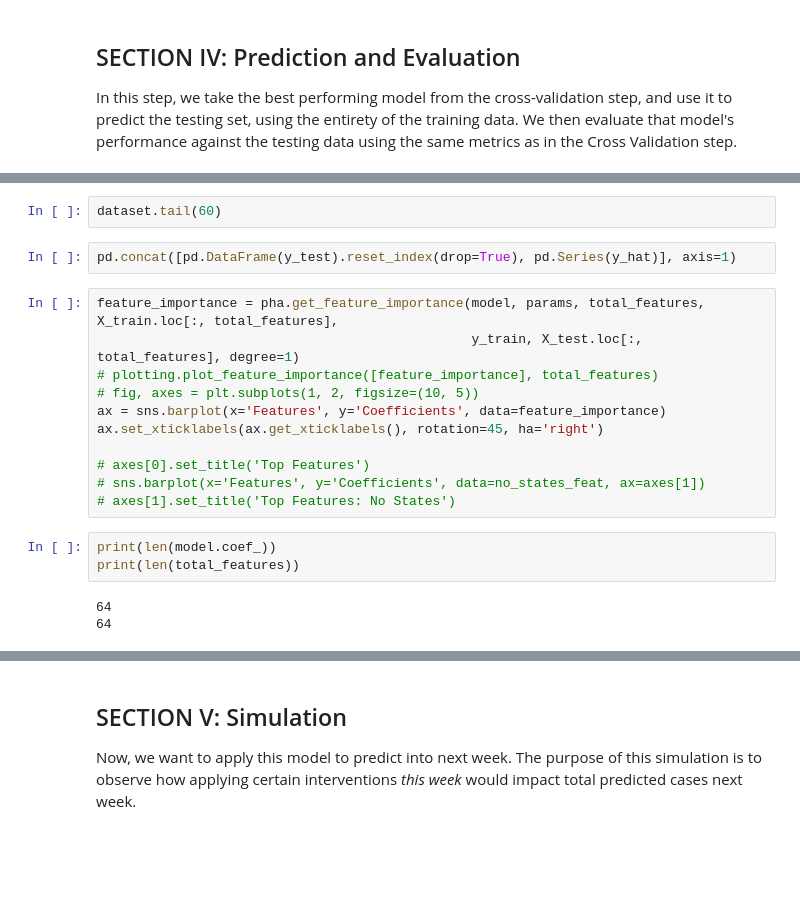
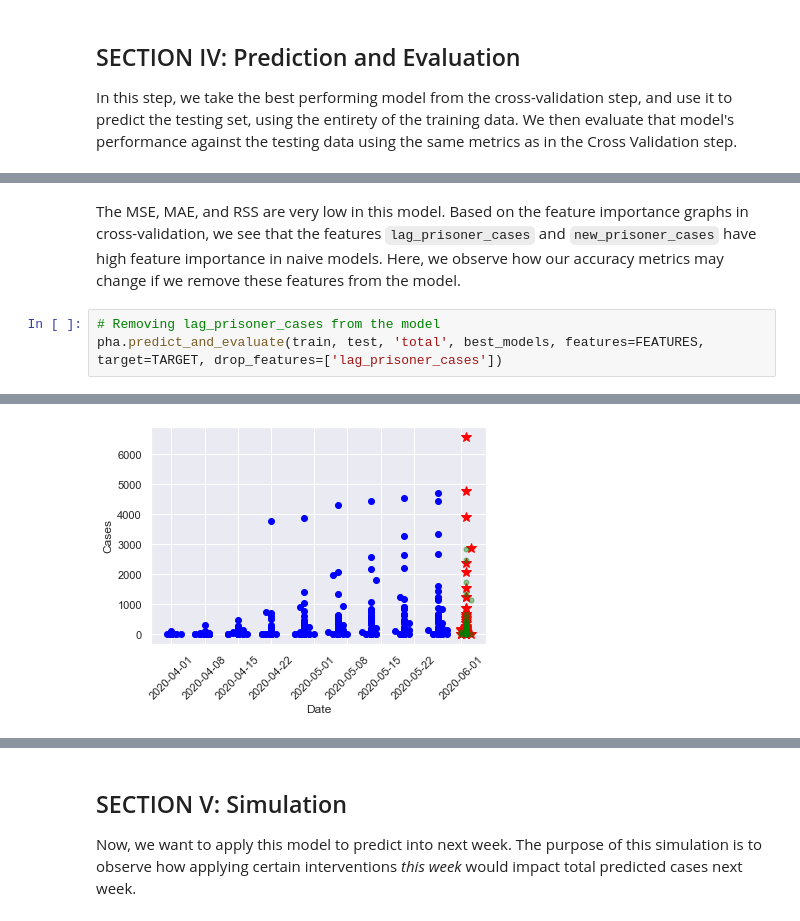
Before and after one commit to christi-liongson/covid_decarceration, a Jupyter notebook: analysis/prison_data_processing.ipynb, the cells around one changed output, grey strips where cells are left out. Drawn from its saved outputs; the diff is of its cells as text; blank space fills up the shorter version.

```diff
--- a/analysis/prison_data_processing.ipynb
+++ b/analysis/prison_data_processing.ipynb
@@ -734,21 +673,6 @@ pha.evaluate_model(y_test, y_hat, verbose=False)
-# %%
-dataset.tail(60)
-# %%
-pd.concat([pd.DataFrame(y_test).reset_index(drop=True), pd.Series(y_hat)], axis=1)
-# %%
-feature_importance = pha.get_feature_importance(model, params, total_features, X_train.loc[:, total_features],
-                                                y_train, X_test.loc[:, total_features], degree=1)
-# plotting.plot_feature_importance([feature_importance], total_features)
-# fig, axes = plt.subplots(1, 2, figsize=(10, 5))
-ax = sns.barplot(x='Features', y='Coefficients', data=feature_importance)
-ax.set_xticklabels(ax.get_xticklabels(), rotation=45, ha='right')
-
-# axes[0].set_title('Top Features')
-# sns.barplot(x='Features', y='Coefficients', data=no_states_feat, ax=axes[1])
-# axes[1].set_title('Top Features: No States')
-# %%
-print(len(model.coef_))
-print(len(total_features))
-# %% [output]
-64
-64
+# %% [markdown]
+The MSE, MAE, and RSS are very low in this model. Based on the feature importance graphs in cross-validation, we see that the features `lag_prisoner_cases` and `new_prisoner_cases` have high feature importance in naive models. Here, we observe how our accuracy metrics may change if we remove these features from the model.
+# %%
+# Removing lag_prisoner_cases from the model
+pha.predict_and_evaluate(train, test, 'total', best_models, features=FEATURES, target=TARGET, drop_features=['lag_prisoner_cases'])
+# %% [output]
@@ -754,0 +681 @@ print(len(total_features))
+[figure, added]
```
Also changed, not shown: parts of 20 cells of this notebook, 2 other files.
